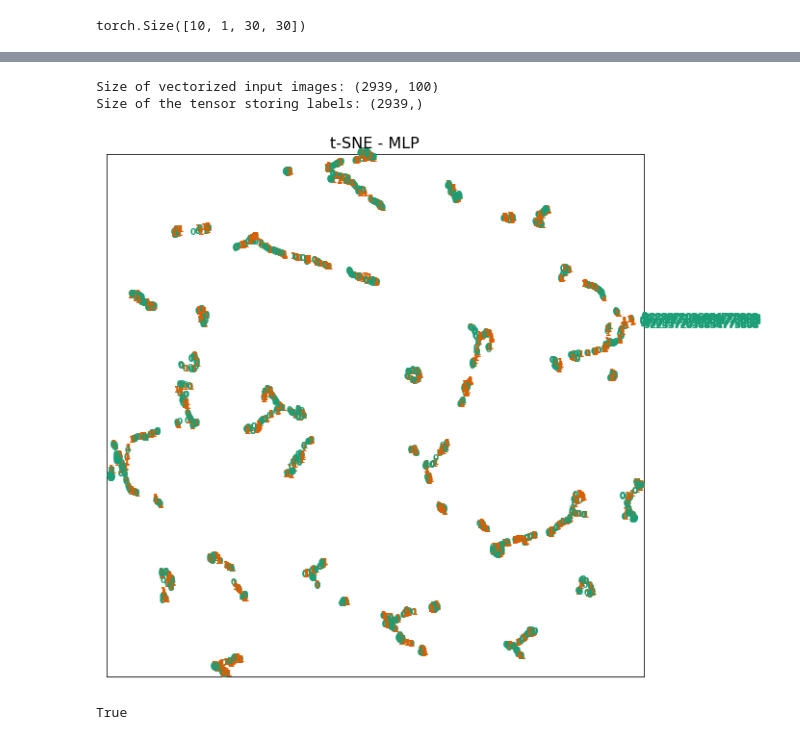
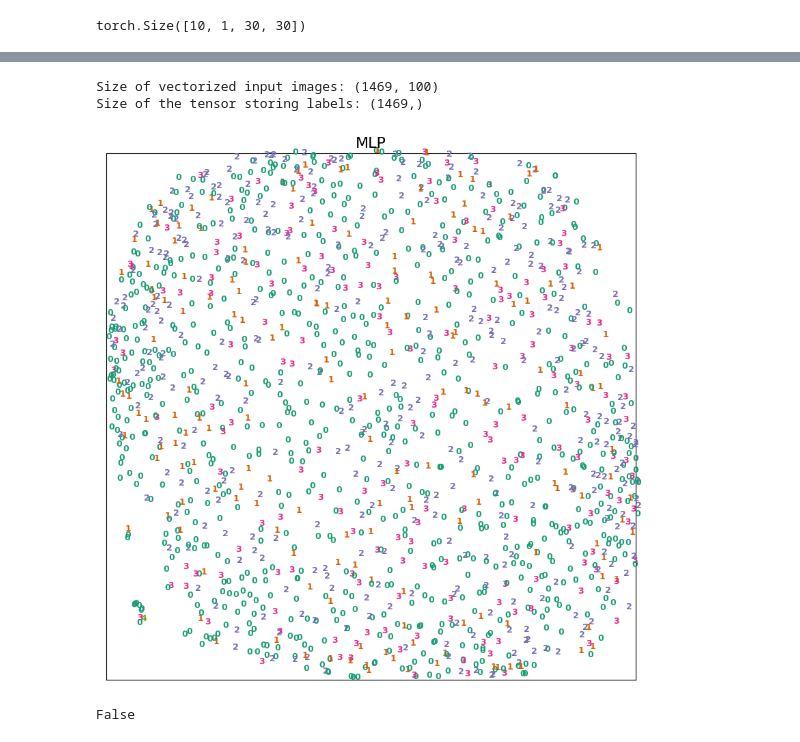
Before and after one commit to MNIKIEMA/Real-and-Fake-Face-Detection, a Jupyter notebook: real-and-fake-face.ipynb, the cells around one changed output, grey strips where cells are left out. Cells and saved outputs as stored; diff of their text form; code cells hidden in the pictures.

Commit message:
add label-to-token

```diff
--- a/real-and-fake-face.ipynb
+++ b/real-and-fake-face.ipynb
@@ -233,7 +236,7 @@ def eval_binary_classifier(model, eval_dataloader, loss_fn):
         # initialize the total and correct number of labels to compute the accuracy
         loss, accuracy = 0, 0
         # Iterate over the dataset using the dataloader
-        for images, labels in eval_dataloader:
+        for images, labels,_ in eval_dataloader:
             #images = torch.tensor(images, dtype=float)
             images = transform(images)
 
@@ -275,7 +278,7 @@ def train_val_binary_classifier(model, train_dataloader, valid_dataloader, num_e
         loss_current_epoch = 0
 
         # Iterate over batches using the dataloader
-        for batch_index, (images, labels) in enumerate(train_dataloader):
+        for batch_index, (images, labels,_) in enumerate(train_dataloader):
             images = transform(images)
             images = images.reshape(images.shape[0], -1)
 
@@ -378,7 +381,7 @@ loss_fn = nn.BCEWithLogitsLoss()
 model = model.to(device)
 print(next(model.parameters()).is_cuda)
 model_trained, history = train_val_binary_classifier(model,
-                                                                     train_aug_loader,
+                                                                     train_data_loader,
                                                                      valid_data_loader,
                                                                      num_epochs,loss_fn,
                                                                      learning_rate,
@@ -424,14 +424,16 @@ val_loss [24.3157639503479, 21.942668080329895, 23.294757544994354, 22.969308078
 def extract_mlp_layer(model, data_loader, len_dataset):
     images_tot = torch.empty((len_dataset, 100), dtype=torch.float)
     labels_im_tot = torch.empty(len_dataset, dtype=torch.float)
+    labels_token = torch.empty(len_dataset, dtype=torch.float)
     transform = transforms.Resize(size = (30,30))
     model.to("cpu")
     model.eval()
     with torch.no_grad():
-        for ib, (images, labels) in enumerate(data_loader):
+        for ib, (images, labels, label_to_token) in enumerate(data_loader):
             indices_b = torch.arange(ib*batch_size, (ib+1)*batch_size)
             #print(indices_b, labels.shape)
             labels_im_tot[indices_b] = labels.float()
+            labels_token[indices_b] = label_to_token.float()
             images = transform(images)
             images = images.reshape(images.shape[0], -1)
             out = model(images)
@@ -440,8 +442,9 @@ def extract_mlp_layer(model, data_loader, len_dataset):
 
     images_tot = images_tot.numpy()
     labels_im_tot = labels_im_tot.numpy()
+    labels_token = labels_token.numpy()
     print('Size of vectorized input images:', images_tot.shape)
     print('Size of the tensor storing labels:', labels_im_tot.shape)
-    return images_tot, labels_im_tot
+    return images_tot, labels_im_tot, labels_token
 # %%
 activation = {}
@@ -449,15 +452,15 @@ mlp_layer = model.hidden3.register_forward_hook(getActivation('hidden3'))
 # %%
-batch_size=32
-X, y = extract_mlp_layer(model, train_aug_loader, len(data_aug))
+batch_size=10
+X, y,labels_token = extract_mlp_layer(model_trained, train_data_loader, len(train_data))
 # %% [output]
-Size of vectorized input images: (2939, 100)
-Size of the tensor storing labels: (2939,)
+Size of vectorized input images: (1469, 100)
+Size of the tensor storing labels: (1469,)
 # %%
 X = TSNE(perplexity=45,n_components=2, init='pca', learning_rate='auto').fit_transform(X)
 # %%
-plot_embeddings(X, y, "MLP")
+plot_embeddings(X, labels_token, "MLP")
 # %% [output]
-[figure, old version]
+[figure, new version]
 # %%
 class CNN(nn.Module):
     def __init__(self, num_channels1=16, num_channels2=32, num_classes=1):
@@ -480,10 +483,10 @@ class CNN(nn.Module):
         return out
 # %%
 cnn_model = CNN()
-cnn_model = cnn_model.cuda()
+cnn_model = cnn_model.to(device)
 print(next(cnn_model.parameters()).is_cuda)
 # %% [output]
-True
+False
 # %%
 def training_cnn_classifier(model, train_dataloader, valid_dataloader, num_epochs,
                             loss_fn, learning_rate, verbose=True):
```
Also changed, not shown: parts of 18 cells of this notebook.
